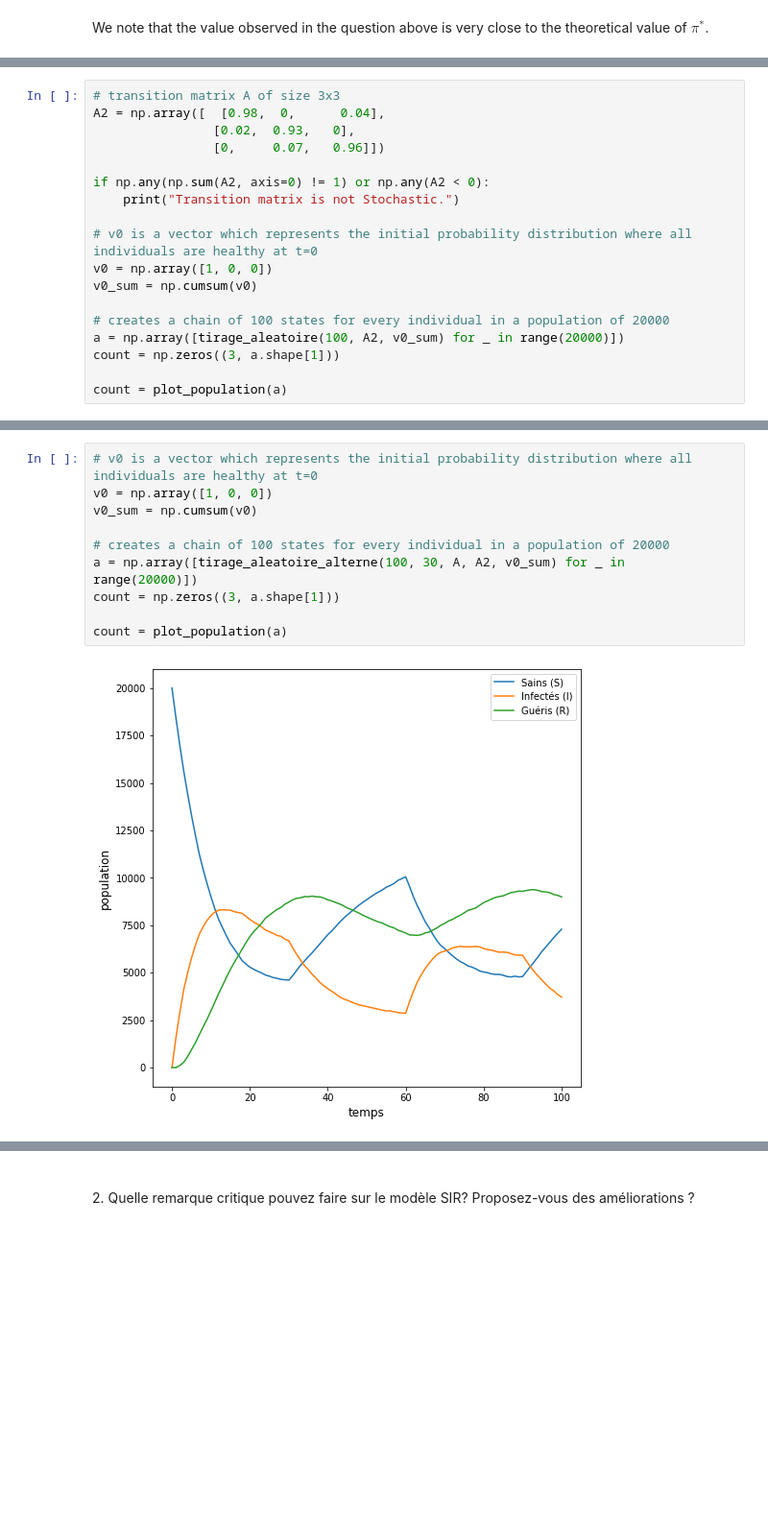
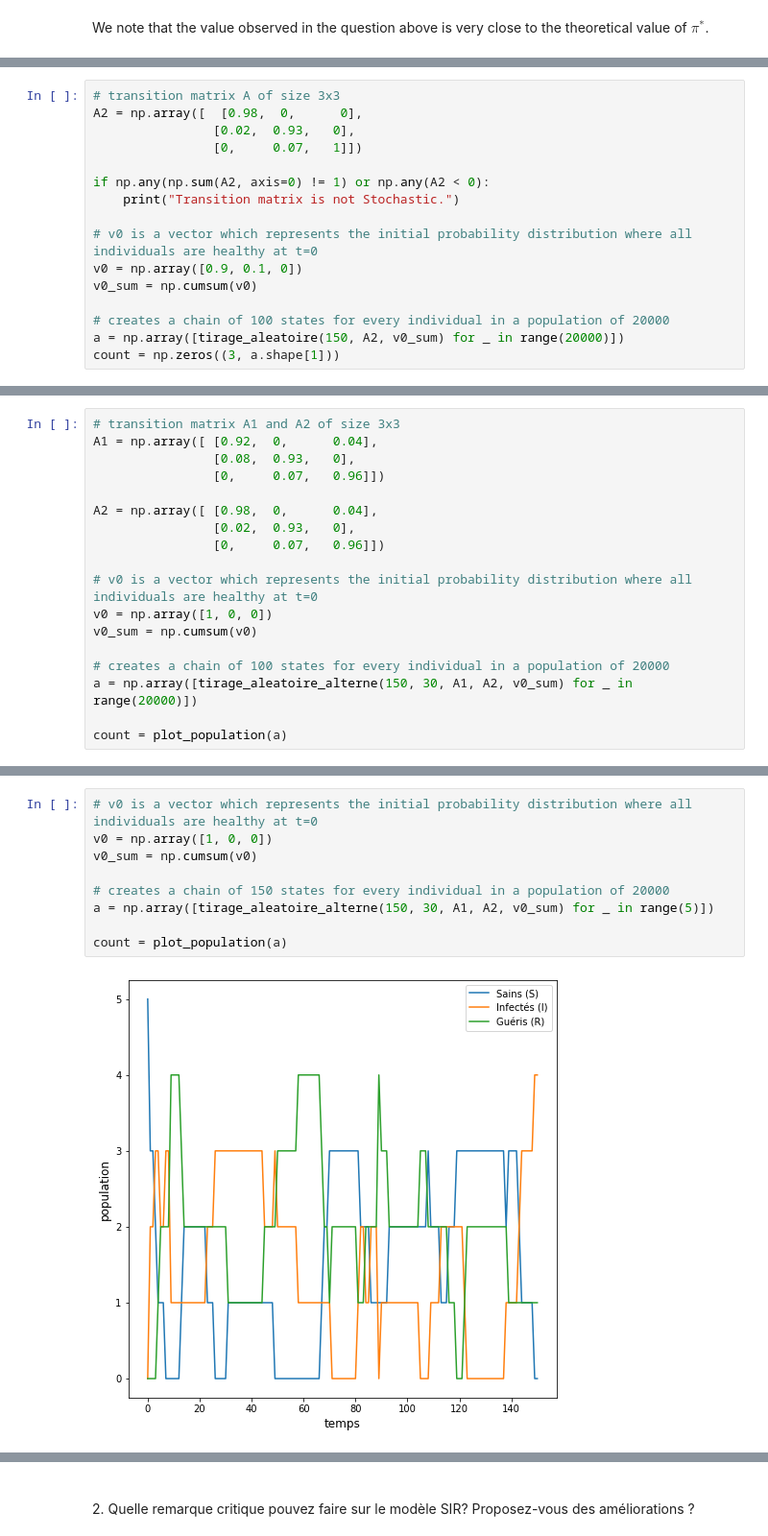
Before and after one commit to petrulii/pandemic-propagation, a Jupyter notebook: projet3_Teo_Ieva.ipynb, the cells around one changed output, grey strips where cells are left out. Shown: that part at 96% size. Cells and saved outputs as stored; diff of their text form; blank space fills up the shorter version.

```diff
--- a/projet3_Teo_Ieva.ipynb
+++ b/projet3_Teo_Ieva.ipynb
@@ -262,18 +266,16 @@ Nous allons considérer qu’en période de distanciation la probabilité de dev
 # %%
 # transition matrix A of size 3x3
-A2 = np.array([  [0.98,  0,      0.04],
+A2 = np.array([  [0.98,  0,      0],
                 [0.02,  0.93,   0],
-                [0,     0.07,   0.96]])
+                [0,     0.07,   1]])
 
 if np.any(np.sum(A2, axis=0) != 1) or np.any(A2 < 0):
     print("Transition matrix is not Stochastic.")
 
 # v0 is a vector which represents the initial probability distribution where all individuals are healthy at t=0
-v0 = np.array([1, 0, 0])
+v0 = np.array([0.9, 0.1, 0])
 v0_sum = np.cumsum(v0)
 
 # creates a chain of 100 states for every individual in a population of 20000
-a = np.array([tirage_aleatoire(100, A2, v0_sum) for _ in range(20000)])
+a = np.array([tirage_aleatoire(150, A2, v0_sum) for _ in range(20000)])
 count = np.zeros((3, a.shape[1]))
-
-count = plot_population(a)
@@ -307,3 +302,21 @@ def tirage_aleatoire_alterne(T, alterne, A1, A2, v0_sum):
         current_A = (current_A + 1) % 2
         T -= alterne
     return state_chain
+# %%
+# transition matrix A1 and A2 of size 3x3
+A1 = np.array([ [0.92,  0,      0.04],
+                [0.08,  0.93,   0],
+                [0,     0.07,   0.96]])
+
+A2 = np.array([ [0.98,  0,      0.04],
+                [0.02,  0.93,   0],
+                [0,     0.07,   0.96]])
+
+# v0 is a vector which represents the initial probability distribution where all individuals are healthy at t=0
+v0 = np.array([1, 0, 0])
+v0_sum = np.cumsum(v0)
+
+# creates a chain of 100 states for every individual in a population of 20000
+a = np.array([tirage_aleatoire_alterne(150, 30, A1, A2, v0_sum) for _ in range(20000)])
+
+count = plot_population(a)
@@ -310,12 +329,11 @@ def tirage_aleatoire_alterne(T, alterne, A1, A2, v0_sum):
 # %%
 # v0 is a vector which represents the initial probability distribution where all individuals are healthy at t=0
 v0 = np.array([1, 0, 0])
 v0_sum = np.cumsum(v0)
 
-# creates a chain of 100 states for every individual in a population of 20000
-a = np.array([tirage_aleatoire_alterne(100, 30, A, A2, v0_sum) for _ in range(20000)])
-count = np.zeros((3, a.shape[1]))
+# creates a chain of 150 states for every individual in a population of 20000
+a = np.array([tirage_aleatoire_alterne(150, 30, A1, A2, v0_sum) for _ in range(5)])
 
 count = plot_population(a)
 # %% [output]
-[figure, old version]
+[figure, new version]
```
Also changed, not shown: parts of 19 cells of this notebook.
